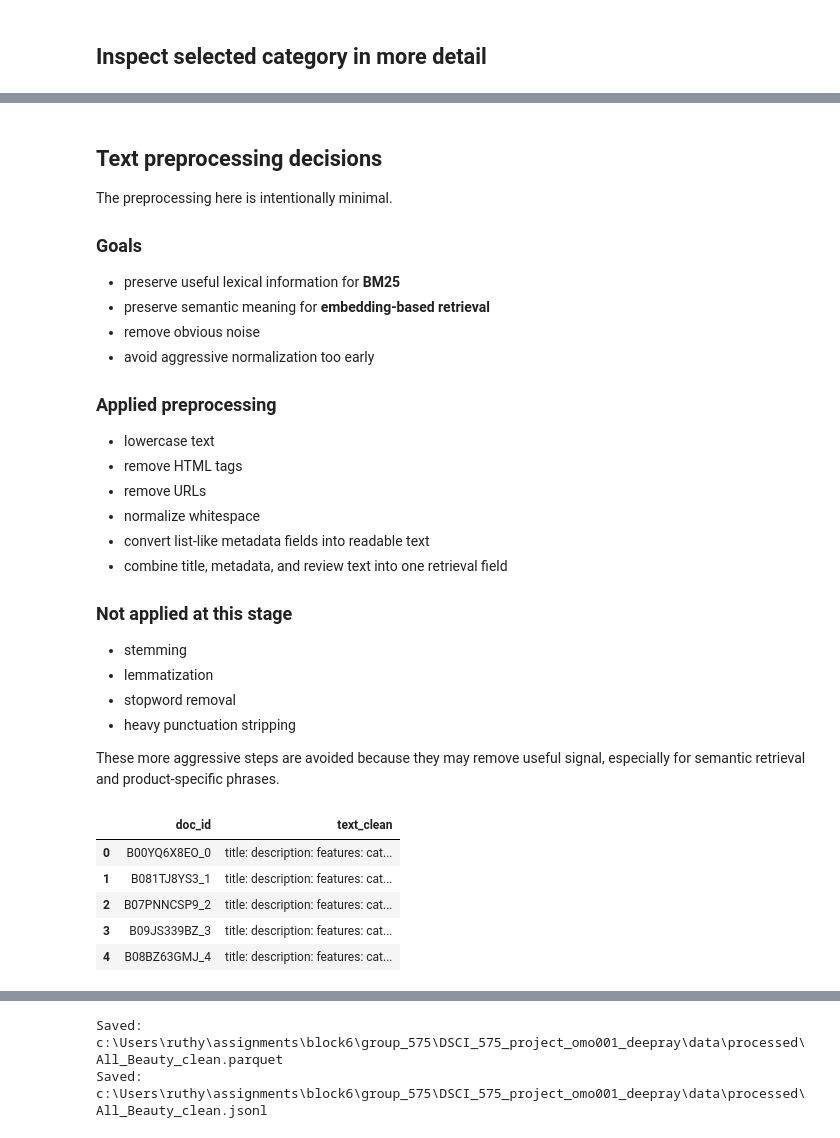
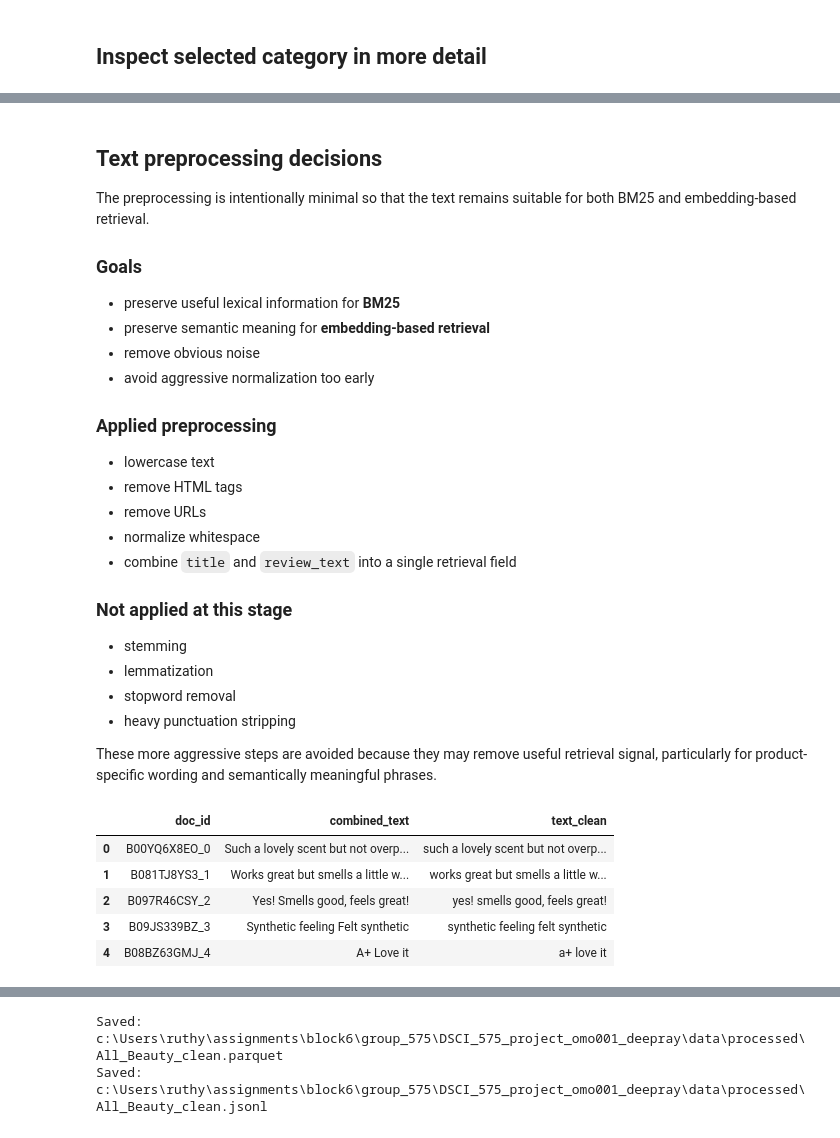
Before and after one commit to Omo6969/hybrid-rag-review-assistant, a Jupyter notebook: notebooks/milestone1_exploration.ipynb, the cells around one changed output, grey strips where cells are left out. Cells and saved outputs as stored; diff of their text form; code cells hidden in the pictures.

Commit message:
Finalize EDA notebook with merged review and metadata, showcasing dataset structure and sample records.

```diff
--- a/notebooks/milestone1_exploration.ipynb
+++ b/notebooks/milestone1_exploration.ipynb
@@ -414,12 +452,10 @@ retrieval_df.head()
 # %%
-retrieval_df["doc_id"] = (
-    retrieval_df["asin"].astype(str).fillna("")
-    + "_"
-    + retrieval_df.index.astype(str)
-)
-
-retrieval_df = retrieval_df[
-    ["doc_id", "asin", "title", "review_text", "rating", "description", "features", "categories"]
-].copy()
-
-retrieval_df.head()
+# Build a compact retrieval table with review text as the core content
+# and metadata as optional enrichment.
+retrieval_df = pd.DataFrame({
+    "parent_asin": merged_df["parent_asin"],
+    "asin": merged_df["asin"],
+    "title": merged_df["title_review"],
+    "review_text": merged_df["text"],
+    "rating": merged_df["rating"],
+})
@@ -432,0 +491,9 @@ retrieval_df.head()
+# %%
+# Create a unique document identifier for each retrieval record.
+retrieval_df["doc_id"] = retrieval_df["parent_asin"].astype(str) + "_" + retrieval_df.index.astype(str)
+
+retrieval_df = retrieval_df[
+    ["doc_id", "parent_asin", "asin", "title", "review_text", "rating"]
+].copy()
+
+retrieval_df.head()
@@ -433,7 +507,7 @@ retrieval_df.head()
 # %% [markdown]
 ## Text preprocessing decisions
 
-The preprocessing here is intentionally minimal.
+The preprocessing is intentionally minimal so that the text remains suitable for both BM25 and embedding-based retrieval.
 
 ### Goals
 - preserve useful lexical information for **BM25**
@@ -446,8 +520,7 @@ The preprocessing here is intentionally minimal.
 - remove HTML tags
 - remove URLs
 - normalize whitespace
-- convert list-like metadata fields into readable text
-- combine title, metadata, and review text into one retrieval field
+- combine `title` and `review_text` into a single retrieval field
 
 ### Not applied at this stage
 - stemming
@@ -455,5 +528,5 @@ The preprocessing here is intentionally minimal.
 - stopword removal
 - heavy punctuation stripping
 
-These more aggressive steps are avoided because they may remove useful signal, especially for semantic retrieval and product-specific phrases.
+These more aggressive steps are avoided because they may remove useful retrieval signal, particularly for product-specific wording and semantically meaningful phrases.
 # %%
@@ -474,23 +558,17 @@ def simple_clean(text: str) -> str:
     return text.strip()
 # %%
-for col in ["title", "review_text", "description", "features", "categories"]:
-    retrieval_df[col] = retrieval_df[col].apply(stringify_value)
-
+# Combine title and review text, then apply lightweight cleaning for retrieval.
 retrieval_df["combined_text"] = (
-    "title: " + retrieval_df["title"].fillna("") + " "
-    + "description: " + retrieval_df["description"].fillna("") + " "
-    + "features: " + retrieval_df["features"].fillna("") + " "
-    + "categories: " + retrieval_df["categories"].fillna("") + " "
-    + "review: " + retrieval_df["review_text"].fillna("")
+    retrieval_df["title"].fillna("") + " " + retrieval_df["review_text"].fillna("")
 )
 
 retrieval_df["text_clean"] = retrieval_df["combined_text"].apply(simple_clean)
 
-retrieval_df[["doc_id", "text_clean"]].head()
+retrieval_df[["doc_id", "combined_text", "text_clean"]].head()
 # %% [output]
-|  | doc_id | text_clean |
-| 0 | B00YQ6X8EO_0 | title: description: features: cat... |
-| 1 | B081TJ8YS3_1 | title: description: features: cat... |
-| 2 | B07PNNCSP9_2 | title: description: features: cat... |
-| 3 | B09JS339BZ_3 | title: description: features: cat... |
-| 4 | B08BZ63GMJ_4 | title: description: features: cat... |
+|  | doc_id | combined_text | text_clean |
+| 0 | B00YQ6X8EO_0 | Such a lovely scent but not overp... | such a lovely scent but not overp... |
+| 1 | B081TJ8YS3_1 | Works great but smells a little w... | works great but smells a little w... |
+| 2 | B097R46CSY_2 | Yes! Smells good, feels great! | yes! smells good, feels great! |
+| 3 | B09JS339BZ_3 | Synthetic feeling Felt synthetic | synthetic feeling felt synthetic |
+| 4 | B08BZ63GMJ_4 | A+ Love it | a+ love it |
```
Also changed, not shown: parts of 40 cells of this notebook.
